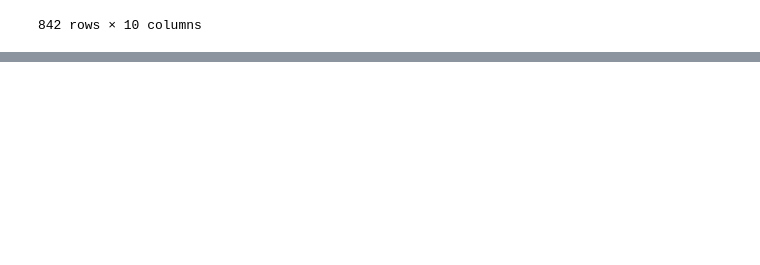
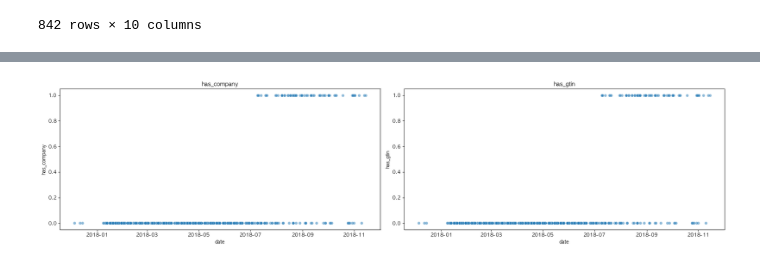
Before and after one commit to StrawberryAndDuck/python-training, a Jupyter notebook: notebooks/statistics/olist-funnel.ipynb, the cells around one changed output, grey strips where cells are left out. Saved outputs shown, nothing was run; the diff lists cells and outputs as text; code cells hidden in the pictures; blank space fills up the shorter version.

```diff
--- a/notebooks/statistics/olist-funnel.ipynb
+++ b/notebooks/statistics/olist-funnel.ipynb
@@ -332,0 +378,5 @@ df_closed_deal_dropped
+# %%
+# Convert 'won_date' to datetime and create a timestamp column
+df_closed_deal_dropped['date'] = pd.to_datetime(df_closed_deal_dropped['won_date'])
+df_closed_deal_dropped['timestamp'] = df_closed_deal_dropped['date'].apply(lambda x: x.timestamp())
+display(df_closed_deal_dropped)
@@ -332,0 +397,5 @@ df_closed_deal_dropped
+# %%
+# Convert 'has_company' and 'has_gtin' to binary (0 or 1)
+for col in ['has_company', 'has_gtin']:
+    df_closed_deal_dropped[col] = df_closed_deal_dropped[col].map(lambda x: 1 if x  is not np.nan else 0)
+df_closed_deal_dropped
@@ -332,0 +416,31 @@ df_closed_deal_dropped
+# %%
+def visualize_columns_distribution_by_date(df: pd.DataFrame, columns: list):
+    """
+    Visualize the distribution of boolean columns in a DataFrame.
+    """
+    n_rows = math.ceil(len(columns) / 2)
+    fig, axes = plt.subplots(n_rows, 2, figsize=(20, 5 * n_rows))
+    axes = axes.flatten()
+
+    for i, col in enumerate(columns):
+        sns.scatterplot(
+            data=df,
+            x='date',
+            y=col,
+            ax=axes[i],
+            alpha=0.5
+        )
+        axes[i].set_title(col)
+
+    plt.tight_layout()
+    plt.show()
+
+visualize_columns_distribution_by_date(
+    df=df_closed_deal_dropped,
+    columns=[
+        "has_company",
+        "has_gtin",
+    ]
+)
+# %% [output]
+[figure, added]
```
Also changed, not shown: parts of 17 cells of this notebook.
